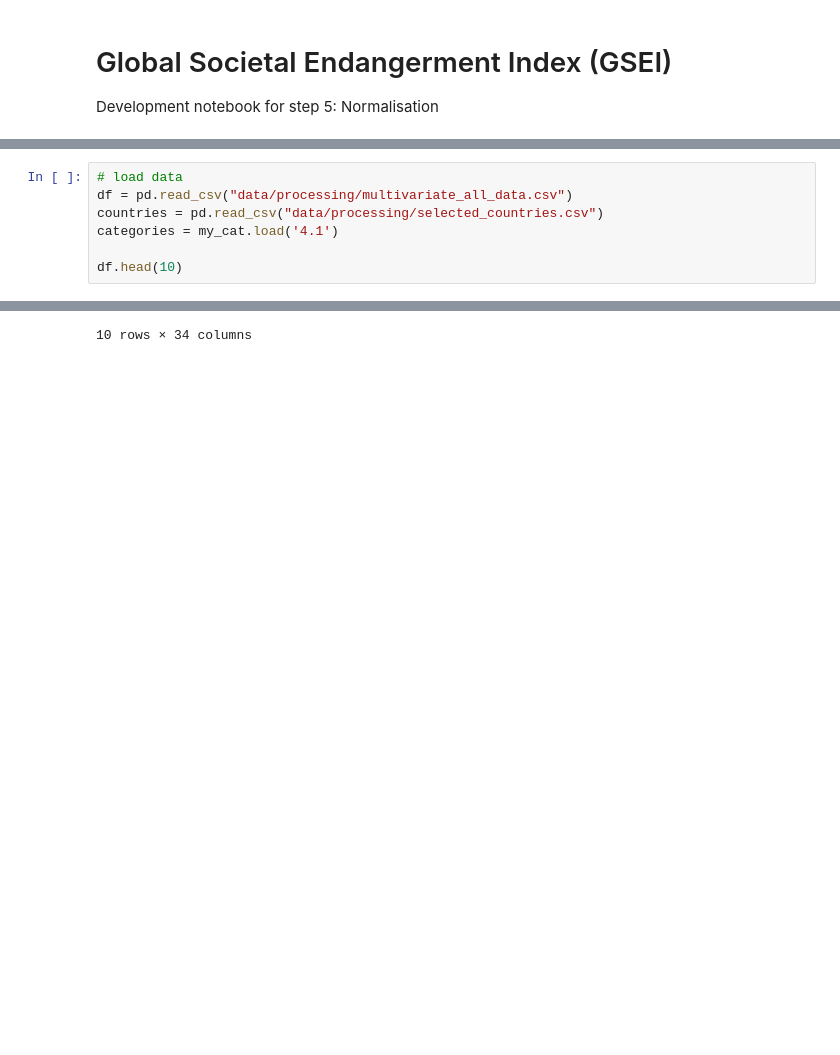
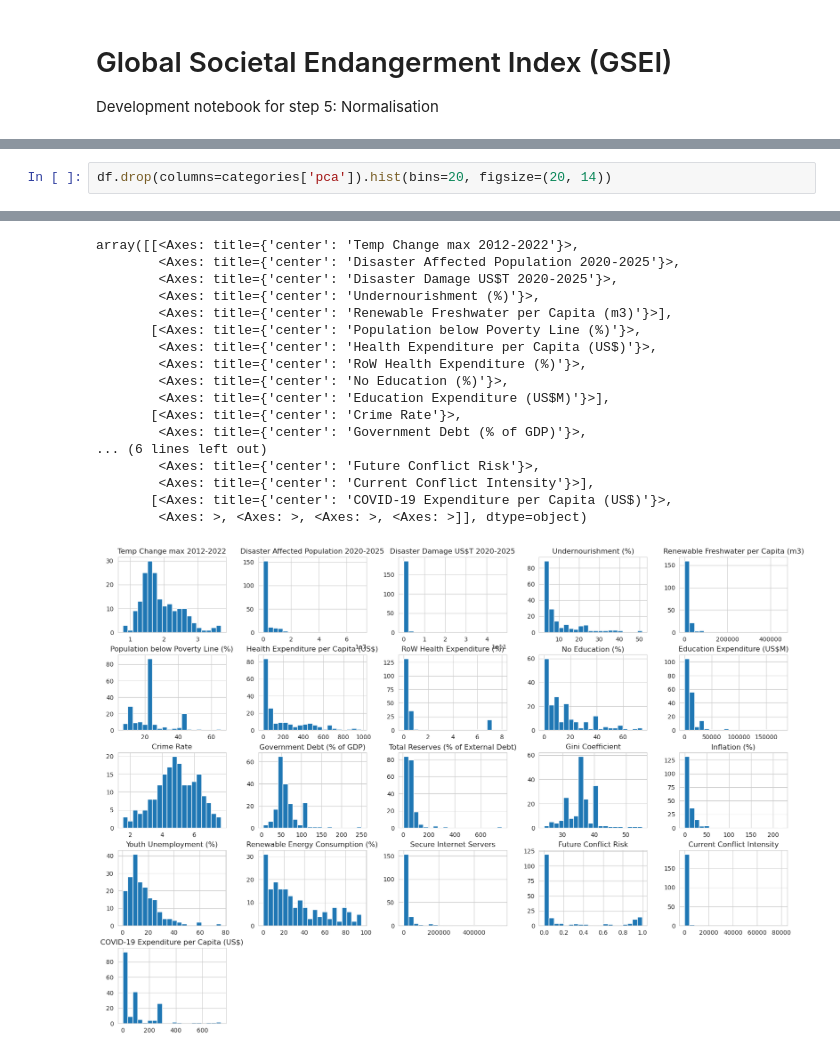
Before and after one commit to arth3mis/global-societal-endangerment-index, a Jupyter notebook: 5.1_normalisation.ipynb, the cells around one changed output, grey strips where cells are left out. Saved outputs shown, nothing was run; the diff lists cells and outputs as text; blank space fills up the shorter version.

```diff
--- a/5.1_normalisation.ipynb
+++ b/5.1_normalisation.ipynb
@@ -10,8 +32,3 @@ from sklearn.preprocessing import StandardScaler, RobustScaler, MinMaxScaler
 # %%
-# load data
-df = pd.read_csv("data/processing/multivariate_all_data.csv")
-countries = pd.read_csv("data/processing/selected_countries.csv")
-categories = my_cat.load('4.1')
-
-df.head(10)
+df.drop(columns=categories['pca']).hist(bins=20, figsize=(20, 14))
 # %% [output]
@@ -29,2 +35,19 @@ df.head(10)
-10 rows × 34 columns
+array([[<Axes: title={'center': 'Temp Change max 2012-2022'}>,
+        <Axes: title={'center': 'Disaster Affected Population 2020-2025'}>,
+        <Axes: title={'center': 'Disaster Damage US$T 2020-2025'}>,
+        <Axes: title={'center': 'Undernourishment (%)'}>,
+        <Axes: title={'center': 'Renewable Freshwater per Capita (m3)'}>],
+       [<Axes: title={'center': 'Population below Poverty Line (%)'}>,
+        <Axes: title={'center': 'Health Expenditure per Capita (US$)'}>,
+        <Axes: title={'center': 'RoW Health Expenditure (%)'}>,
+        <Axes: title={'center': 'No Education (%)'}>,
+        <Axes: title={'center': 'Education Expenditure (US$M)'}>],
+       [<Axes: title={'center': 'Crime Rate'}>,
+        <Axes: title={'center': 'Government Debt (% of GDP)'}>,
+... (6 lines left out)
+        <Axes: title={'center': 'Future Conflict Risk'}>,
+        <Axes: title={'center': 'Current Conflict Intensity'}>],
+       [<Axes: title={'center': 'COVID-19 Expenditure per Capita (US$)'}>,
+        <Axes: >, <Axes: >, <Axes: >, <Axes: >]], dtype=object)
+[figure, added]
 # %%
```
Also changed, not shown: parts of 21 cells of this notebook, 5 other files.
